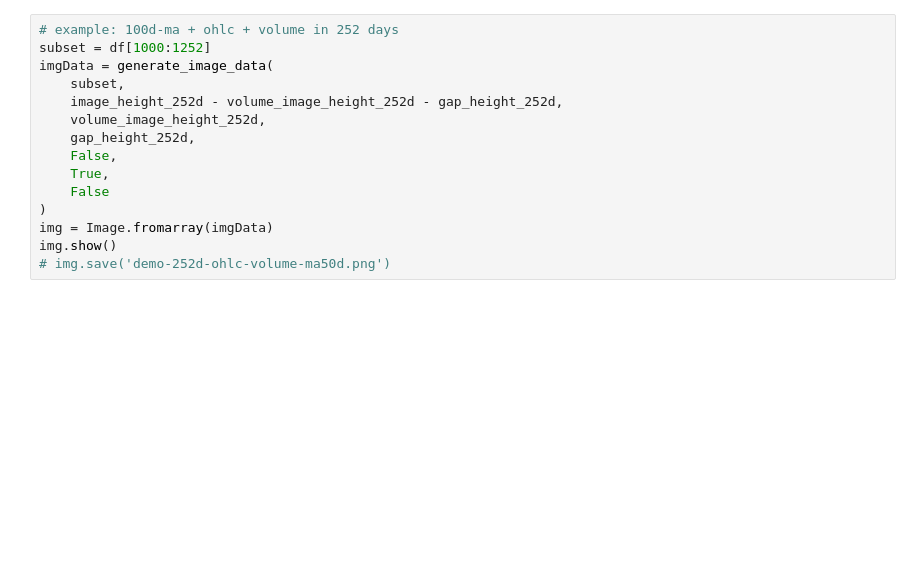
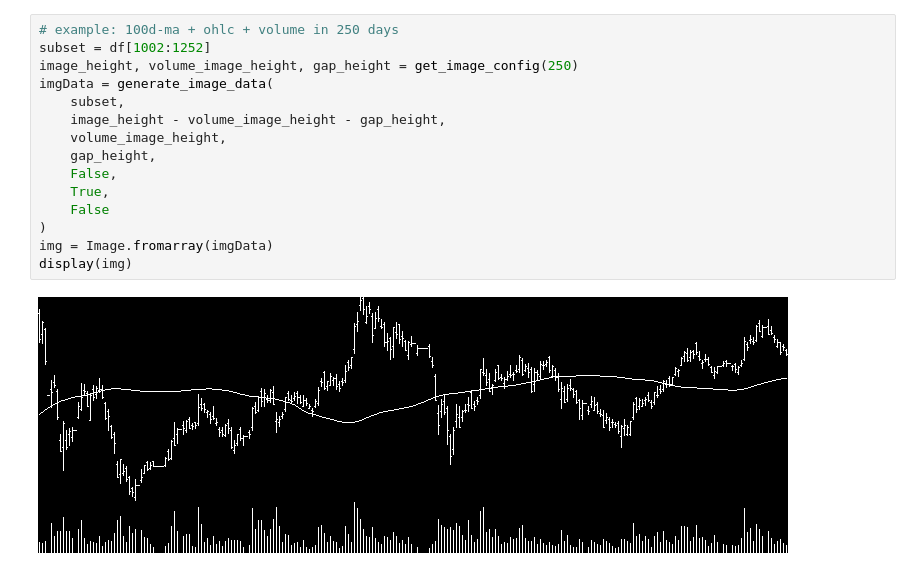
Before and after one commit to jackylaucf/HKU-MScCS-Capstone, a Jupyter notebook: src/python/notebook/ohlc_ma_demo.ipynb, the cells around one changed output. Saved outputs shown, nothing was run; the diff lists cells and outputs as text; blank space fills up the shorter version.

```diff
--- a/src/python/notebook/ohlc_ma_demo.ipynb
+++ b/src/python/notebook/ohlc_ma_demo.ipynb
@@ -59,15 +150,17 @@ img.show()
 # %%
-# example: 100d-ma + ohlc + volume in 252 days
-subset = df[1000:1252]
+# example: 100d-ma + ohlc + volume in 250 days
+subset = df[1002:1252]
+image_height, volume_image_height, gap_height = get_image_config(250)
 imgData = generate_image_data(
     subset,
-    image_height_252d - volume_image_height_252d - gap_height_252d,
-    volume_image_height_252d,
-    gap_height_252d,
+    image_height - volume_image_height - gap_height,
+    volume_image_height,
+    gap_height,
     False,
     True,
     False
 )
 img = Image.fromarray(imgData)
-img.show()
-# img.save('demo-252d-ohlc-volume-ma50d.png')
+display(img)
+# %% [output]
+[figure, added]
```
Also changed, not shown: parts of 16 cells of this notebook, 3 other files.
